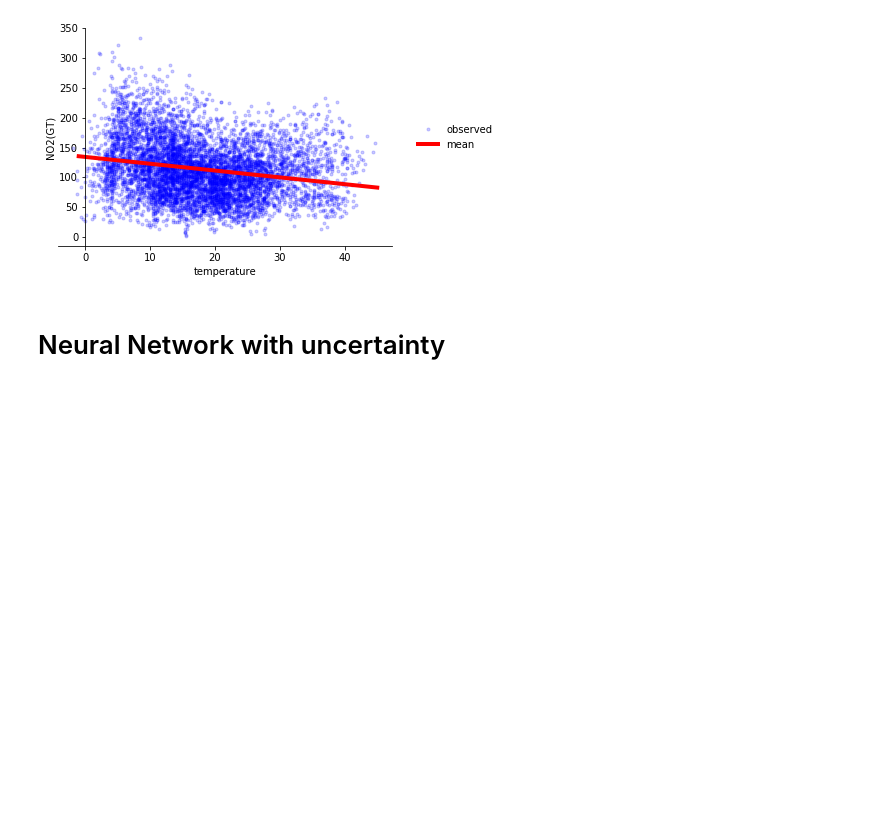
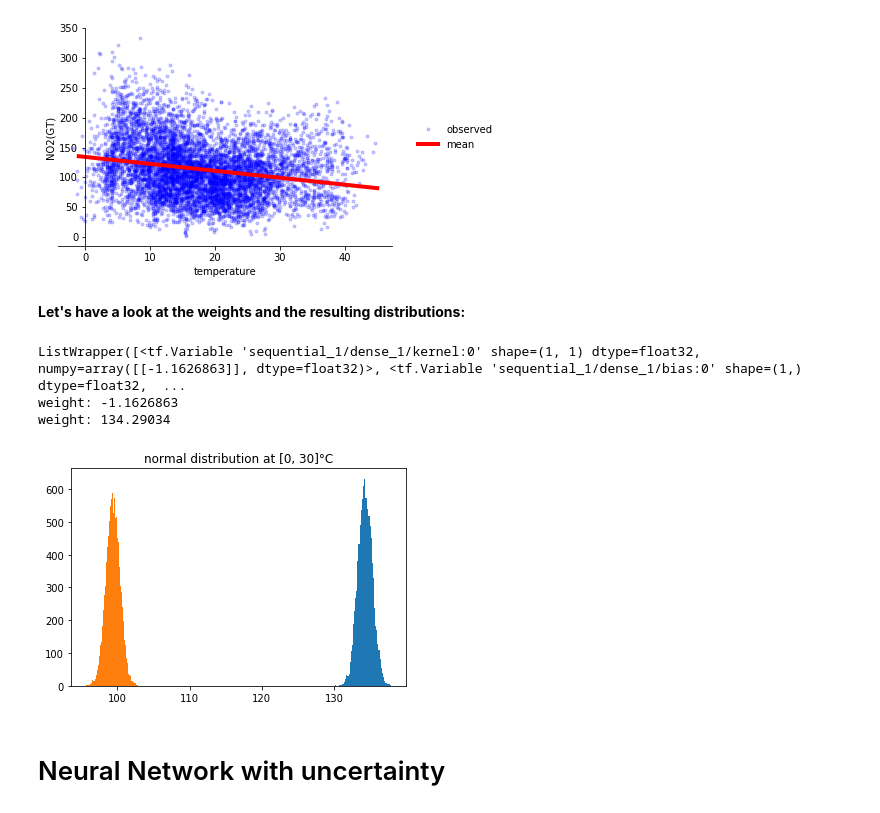
Before and after one commit to tom-schoener/ml-probability, a Jupyter notebook: tfp-evaluation/notebooks/air_quality.ipynb, the cells around one changed output. Saved outputs shown, nothing was run; the diff lists cells and outputs as text; code cells hidden in the pictures; blank space fills up the shorter version.

```diff
--- a/tfp-evaluation/notebooks/air_quality.ipynb
+++ b/tfp-evaluation/notebooks/air_quality.ipynb
@@ -206,6 +238,18 @@ no2_predictions = no2_model(x_test)
 plot_no_uncertainty((no2_x, no2_y), (no2_x_test, no2_predictions), 'NO2(GT)')
 # %% [output]
 [figure]
+# %% [markdown]
+**Let's have a look at the weights and the resulting distributions:**
+# %%
+describe_weights_no_uncertainty(no2_model, [0, 30])
+
+# the orange histogram is at 0°C temperature
+# the blue histogram is at 35°C temperature
+# %% [output]
+ListWrapper([<tf.Variable 'sequential_1/dense_1/kernel:0' shape=(1, 1) dtype=float32, numpy=array([[-1.1626863]], dtype=float32)>, <tf.Variable 'sequential_1/dense_1/bias:0' shape=(1,) dtype=float32,  ...
+weight: -1.1626863
+weight: 134.29034
+[figure, added]
 # %% [markdown]
 # Neural Network with uncertainty
 # %%
```
Also changed, not shown: parts of 12 cells of this notebook.
